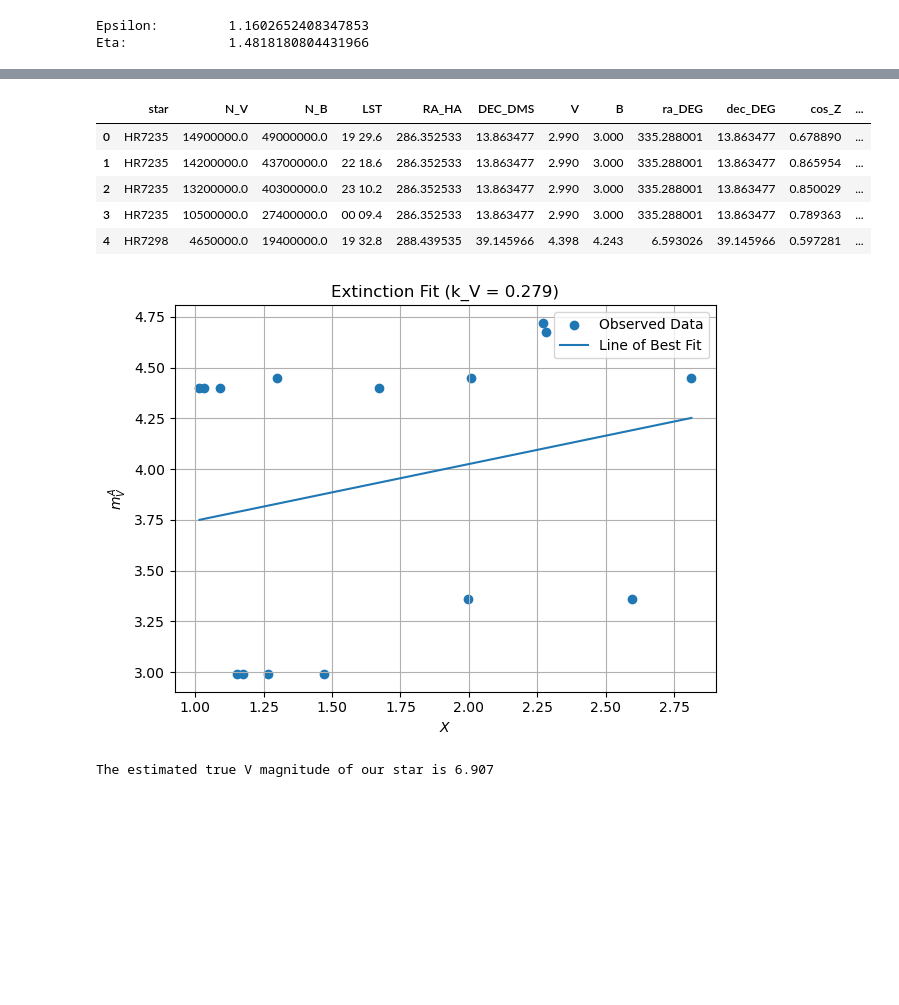
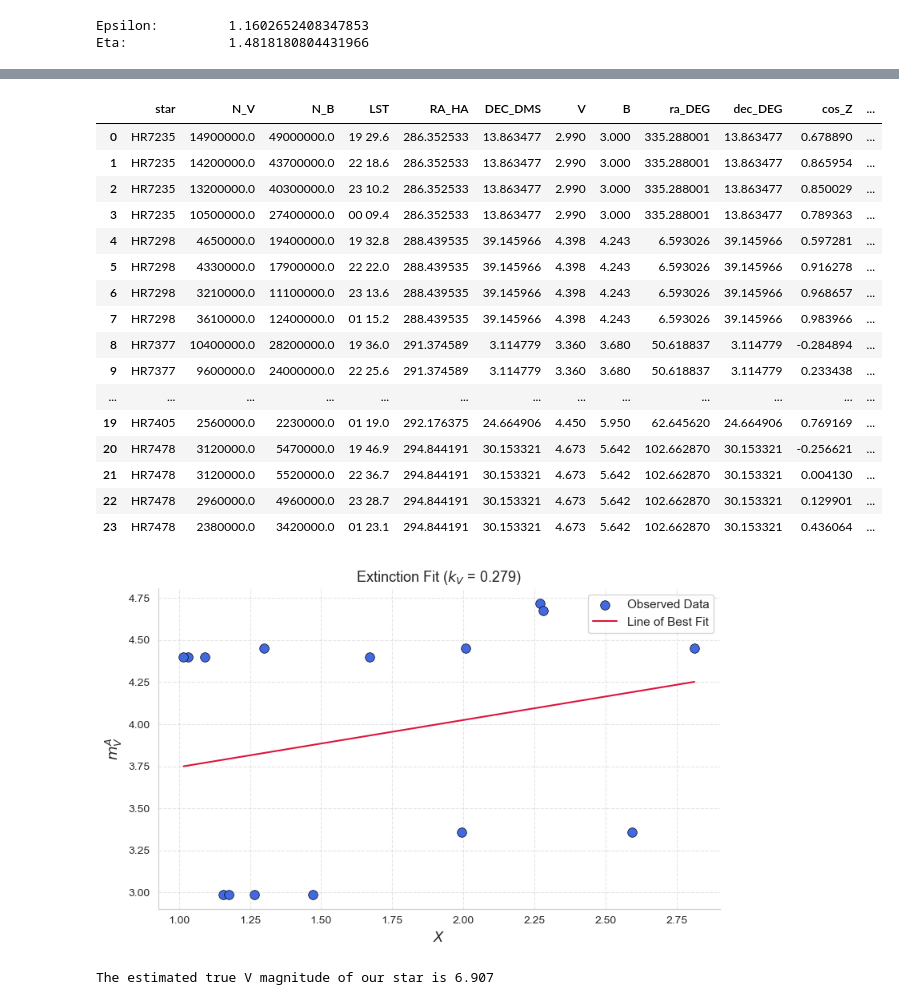
Before and after one commit to NanditaDas22/Astrophysical_Techniques, a Jupyter notebook: HW_1/hw1.ipynb, the cells around one changed output, grey strips where cells are left out. Saved outputs shown, nothing was run; the diff lists cells and outputs as text; code cells hidden in the pictures; blank space fills up the shorter version.

```diff
--- a/HW_1/hw1.ipynb
+++ b/HW_1/hw1.ipynb
@@ -319,18 +413,29 @@ df.head()
 # %%
 # Populating observed reference star magnitudes using the instrumental magnitudes
 
 def return_V_obs(Bins_minus_Vins, V_ins):
     return beta + gamma * Bins_minus_Vins + V_ins
 
 df['V_obs'] = df.apply(lambda row: return_V_obs(row['B_ins-V_ins'], row['V_ins']), axis=1)
-df.head()
+df
 # %% [output]
 |  | star | N_V | N_B | LST | RA_HA | DEC_DMS | V | B | ra_DEG | dec_DEG | cos_Z | ... |
 | 0 | HR7235 | 14900000.0 | 49000000.0 | 19 29.6 | 286.352533 | 13.863477 | 2.990 | 3.000 | 335.288001 | 13.863477 | 0.678890 | ... |
 | 1 | HR7235 | 14200000.0 | 43700000.0 | 22 18.6 | 286.352533 | 13.863477 | 2.990 | 3.000 | 335.288001 | 13.863477 | 0.865954 | ... |
 | 2 | HR7235 | 13200000.0 | 40300000.0 | 23 10.2 | 286.352533 | 13.863477 | 2.990 | 3.000 | 335.288001 | 13.863477 | 0.850029 | ... |
 | 3 | HR7235 | 10500000.0 | 27400000.0 | 00 09.4 | 286.352533 | 13.863477 | 2.990 | 3.000 | 335.288001 | 13.863477 | 0.789363 | ... |
 | 4 | HR7298 | 4650000.0 | 19400000.0 | 19 32.8 | 288.439535 | 39.145966 | 4.398 | 4.243 | 6.593026 | 39.145966 | 0.597281 | ... |
+| 5 | HR7298 | 4330000.0 | 17900000.0 | 22 22.0 | 288.439535 | 39.145966 | 4.398 | 4.243 | 6.593026 | 39.145966 | 0.916278 | ... |
+| 6 | HR7298 | 3210000.0 | 11100000.0 | 23 13.6 | 288.439535 | 39.145966 | 4.398 | 4.243 | 6.593026 | 39.145966 | 0.968657 | ... |
+| 7 | HR7298 | 3610000.0 | 12400000.0 | 01 15.2 | 288.439535 | 39.145966 | 4.398 | 4.243 | 6.593026 | 39.145966 | 0.983966 | ... |
+| 8 | HR7377 | 10400000.0 | 28200000.0 | 19 36.0 | 291.374589 | 3.114779 | 3.360 | 3.680 | 50.618837 | 3.114779 | -0.284894 | ... |
+| 9 | HR7377 | 9600000.0 | 24000000.0 | 22 25.6 | 291.374589 | 3.114779 | 3.360 | 3.680 | 50.618837 | 3.114779 | 0.233438 | ... |
+| ... | ... | ... | ... | ... | ... | ... | ... | ... | ... | ... | ... | ... |
+| 19 | HR7405 | 2560000.0 | 2230000.0 | 01 19.0 | 292.176375 | 24.664906 | 4.450 | 5.950 | 62.645620 | 24.664906 | 0.769169 | ... |
+| 20 | HR7478 | 3120000.0 | 5470000.0 | 19 46.9 | 294.844191 | 30.153321 | 4.673 | 5.642 | 102.662870 | 30.153321 | -0.256621 | ... |
+| 21 | HR7478 | 3120000.0 | 5520000.0 | 22 36.7 | 294.844191 | 30.153321 | 4.673 | 5.642 | 102.662870 | 30.153321 | 0.004130 | ... |
+| 22 | HR7478 | 2960000.0 | 4960000.0 | 23 28.7 | 294.844191 | 30.153321 | 4.673 | 5.642 | 102.662870 | 30.153321 | 0.129901 | ... |
+| 23 | HR7478 | 2380000.0 | 3420000.0 | 01 23.1 | 294.844191 | 30.153321 | 4.673 | 5.642 | 102.662870 | 30.153321 | 0.436064 | ... |
 # %%
 # Select only valid data points:
 # - X must be finite, greater than 0, and less than 3 (physically reasonable airmass range)
@@ -343,27 +452,39 @@ V_clean = df['V'][valid].to_numpy()
-# %%
-# Perform linear curve fitting to find extinction coefficient k_V and intercept m
-params, _ = curve_fit(linear_fit, X_clean, V_clean)
-k_V, m = params  # k_V is the slope (extinction coefficient), m is the intercept
-
-# Sort X values for plotting a clean, connected line
-sorted_idx = np.argsort(X_clean)
-
-# Plot the observed (cleaned) data points
-plt.scatter(X_clean, V_clean, label='Observed Data')
-
-# Plot the fitted line using the sorted X values
-plt.plot(X_clean[sorted_idx],
-        (X_clean * k_V + m)[sorted_idx],
-        label='Line of Best Fit')
-
-# Label axes and add plot elements
-plt.xlabel('$X$')           # Airmass
-plt.ylabel('$m_V^A$')       # Instrumental V-band magnitude
-plt.grid()
-plt.legend()
-plt.title(f'Extinction Fit (k_V = {k_V:.3f})')  # Display fitted slope in title
-plt.tight_layout()
-plt.show()
-# %% [output]
-[figure, removed]
+# %%
+# Apply Seaborn whitegrid style
+sns.set_style("whitegrid")
+
+# Create figure
+plt.figure(figsize=(8, 5))
+
+# Scatter plot of observed V magnitudes vs airmass
+sns.scatterplot(
+    x=X_clean,
+    y=V_clean,
+    edgecolor='black',
+    s=70,
+    color='royalblue',
+    linewidth=0.5,
+    label='Observed Data'
+)
+
+# Best-fit line (sorted for smooth plotting)
+sorted_idx = np.argsort(X_clean)
+sns.lineplot(
+    x=X_clean[sorted_idx],
+    y=(X_clean * k_V + m)[sorted_idx],
+    color='crimson',
+    label='Line of Best Fit'
+)
+
+# Labels and title
+plt.xlabel(r'$X$', fontsize=13)              # Airmass
+plt.ylabel(r'$m_V^A$', fontsize=13)          # Instrumental V magnitude
+plt.title(f'Extinction Fit ($k_V$ = {k_V:.3f})', fontsize=13)
+plt.grid(True, linestyle='--', alpha=0.5)
+sns.despine()
+plt.legend(loc='best', fontsize=11)
+plt.tight_layout()
+plt.show()
+# %% [output]
+[figure, added]
 # %%
```
Also changed, not shown: parts of 17 cells of this notebook.
